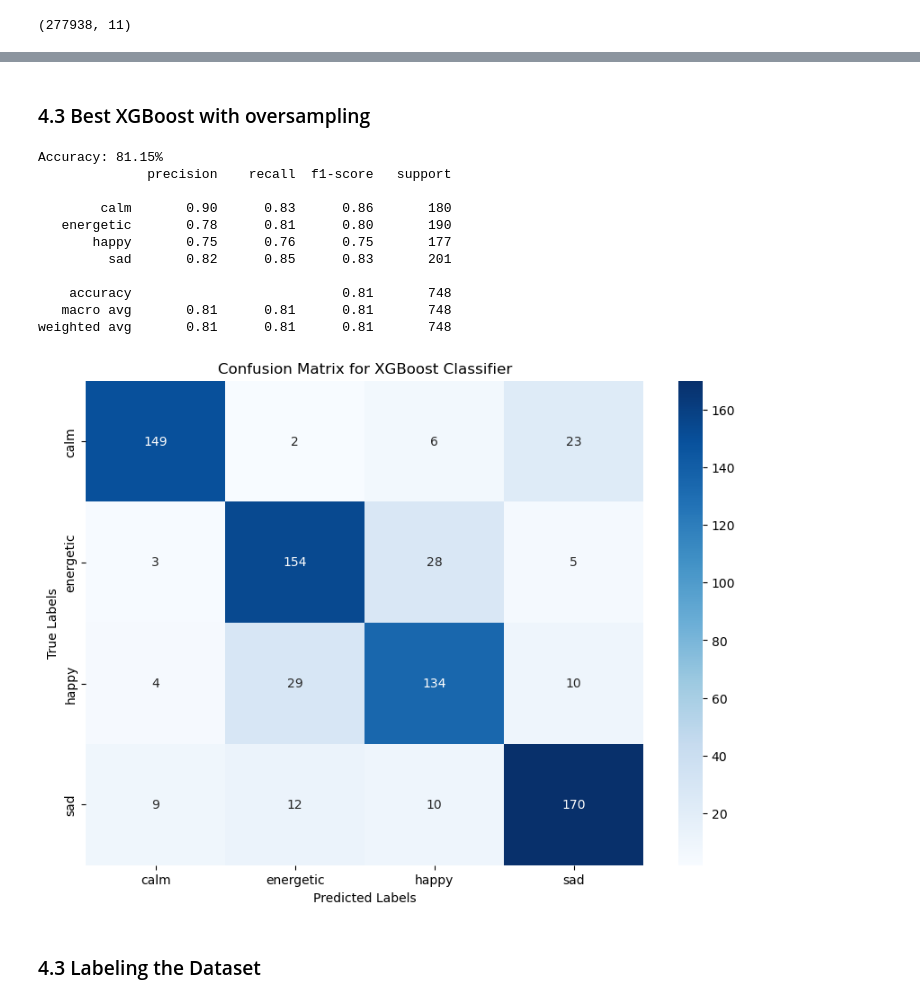
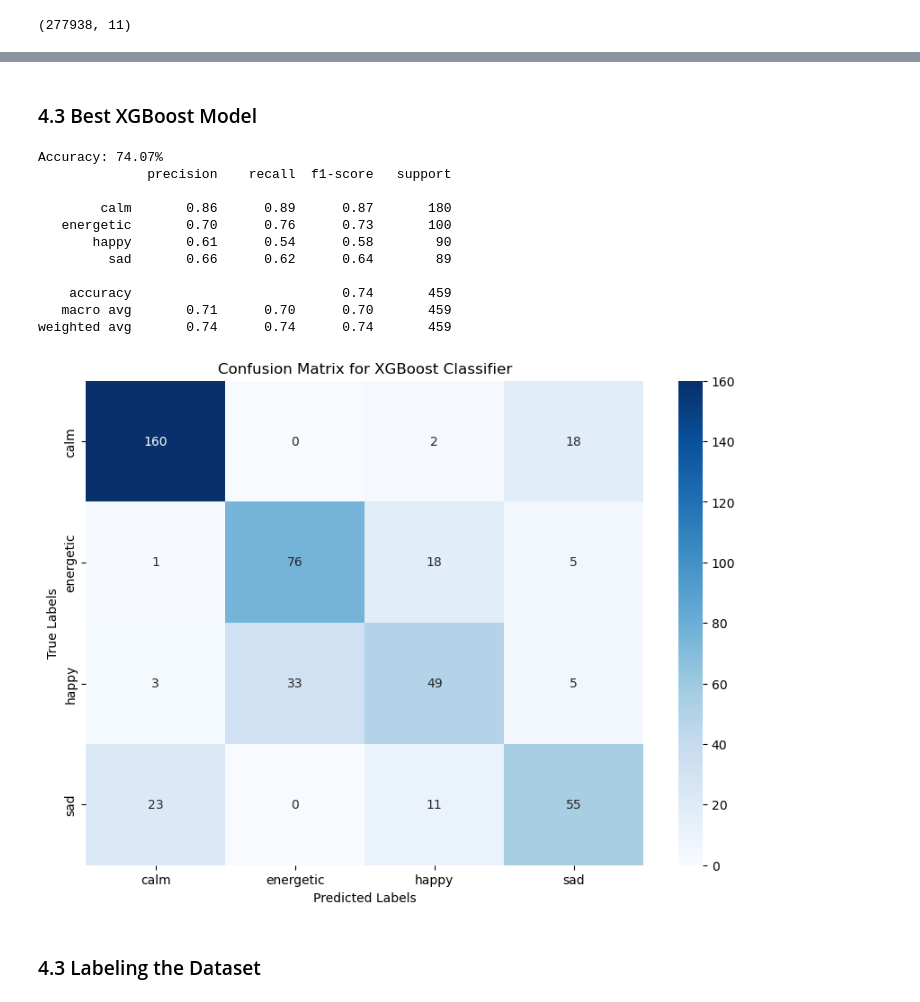
Before and after one commit to JuanRobledo12/cse6242-project, a Jupyter notebook: main.ipynb, the cells around one changed output, grey strips where cells are left out. Cells and saved outputs as stored; diff of their text form; code cells hidden in the pictures.

```diff
--- a/main.ipynb
+++ b/main.ipynb
@@ -443,9 +425,6 @@ dtype: int64
 # %%
-# Split the dataset into training (80%) and testing (20%) sets with oversampling
-X_train, X_test, y_train, y_test = train_test_split(X_resampled, y_resampled, test_size=0.2, random_state=42)
-
-# Split the dataset into training (80%) and testing (20%) sets without oversampling
-# X_train, X_test, y_train, y_test = train_test_split(X_scaled, y_encoded, test_size=0.2, random_state=42)
+# Split the dataset into training (80%) and testing (20%) sets
+X_train, X_test, y_train, y_test = train_test_split(X_scaled, y_encoded, test_size=0.2, random_state=42)
 # %% [markdown]
 ### 3.2 Random Forest
 # %%
@@ -732,12 +879,12 @@ NOTE: Please comment the cell below if you are NOT using oversampling
 # %%
 # Initialize and train the Random Forest classifier with specified hyperparameters
 rf_classifier = RandomForestClassifier(
-    bootstrap=False,
-    criterion='entropy',
-    max_depth=20,
-    min_samples_leaf=1,
+    bootstrap=True,
+    criterion='gini',
+    max_depth=None,
+    min_samples_leaf=2,
     min_samples_split=2,
-    n_estimators=200,
+    n_estimators=100,
     random_state=42
 )
 rf_classifier.fit(X_train, y_train)
@@ -779,49 +926,49 @@ weighted avg       0.80      0.80      0.80       748
 # %% [markdown]
-### 4.3 Best XGBoost with oversampling
+### 4.3 Best XGBoost Model
 # %%
 # Initialize the XGBoost classifier with specified hyperparameters
 xgb_clf = XGBClassifier(
-    n_estimators=150,
-    max_depth=9,
-    learning_rate=0.1,
+    n_estimators=250,
+    max_depth=3,
+    learning_rate=0.05,
     gamma=0,
-    colsample_bytree=0.7,
+    colsample_bytree=0.3,
     use_label_encoder=False,
     eval_metric='mlogloss'
 )
 
 # Train the model
 xgb_clf.fit(X_train, y_train)
 
 # Predictions
 y_pred = xgb_clf.predict(X_test)
 
 # Evaluation
 accuracy = accuracy_score(y_test, y_pred)
 print(f"Accuracy: {accuracy*100:.2f}%")
 print(classification_report(y_test, y_pred, target_names=label_encoder.classes_))
 
 # Plot the confusion matrix
 cm = confusion_matrix(y_test, y_pred)
 plt.figure(figsize=(10, 7))
 sns.heatmap(cm, annot=True, fmt="d", cmap="Blues", xticklabels=label_encoder.classes_, yticklabels=label_encoder.classes_)
 plt.xlabel('Predicted Labels')
 plt.ylabel('True Labels')
 plt.title('Confusion Matrix for XGBoost Classifier')
 plt.show()
 # %% [output]
-Accuracy: 81.15%
+Accuracy: 74.07%
               precision    recall  f1-score   support
 
-        calm       0.90      0.83      0.86       180
-   energetic       0.78      0.81      0.80       190
-       happy       0.75      0.76      0.75       177
-         sad       0.82      0.85      0.83       201
+        calm       0.86      0.89      0.87       180
+   energetic       0.70      0.76      0.73       100
+       happy       0.61      0.54      0.58        90
+         sad       0.66      0.62      0.64        89
 
-    accuracy                           0.81       748
-   macro avg       0.81      0.81      0.81       748
-weighted avg       0.81      0.81      0.81       748
+    accuracy                           0.74       459
+   macro avg       0.71      0.70      0.70       459
+weighted avg       0.74      0.74      0.74       459
-[figure, old version]
+[figure, new version]
 # %% [markdown]
 ### 4.3 Labeling the Dataset
 # %%
```
Also changed, not shown: parts of 39 cells of this notebook, 4 other files.
